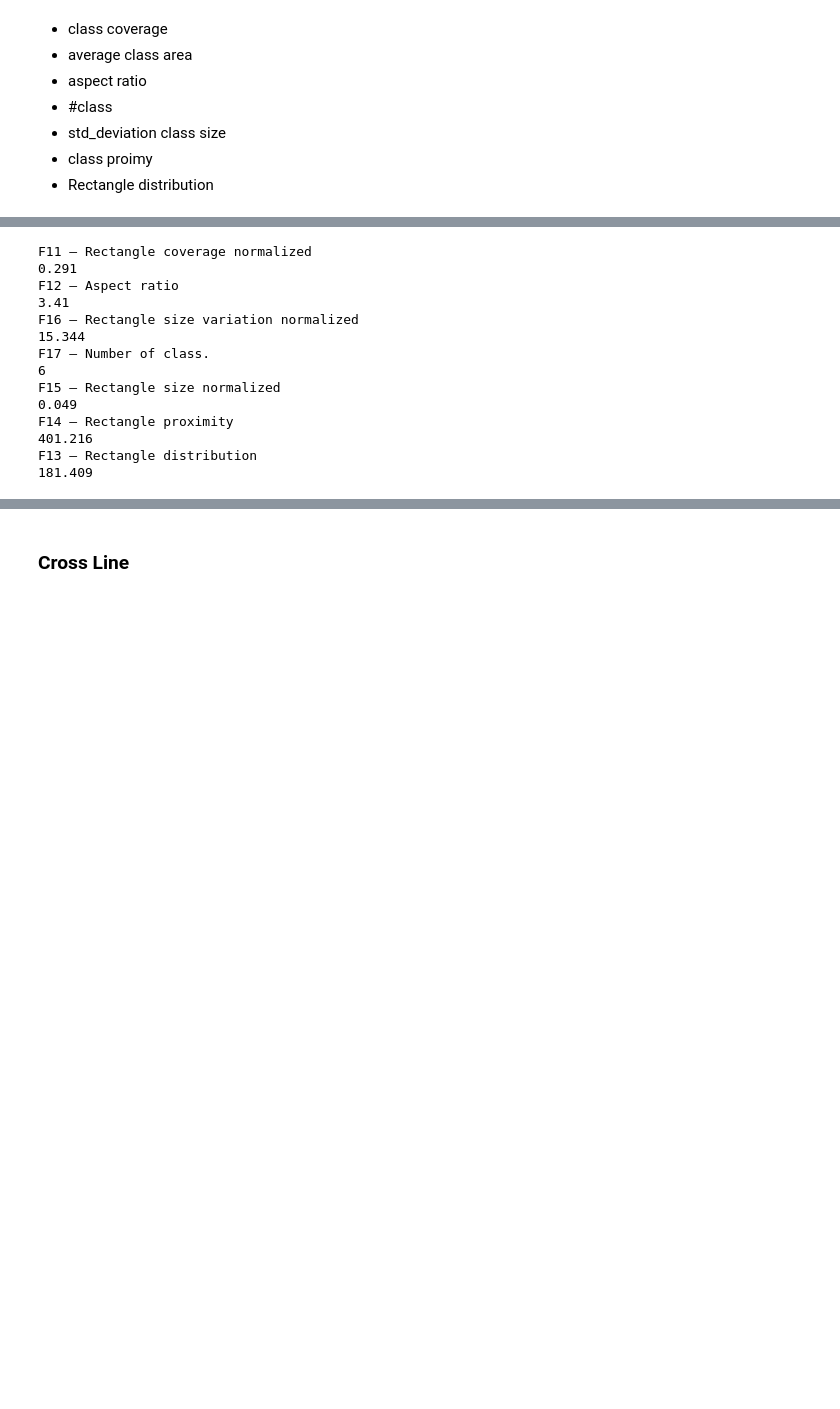
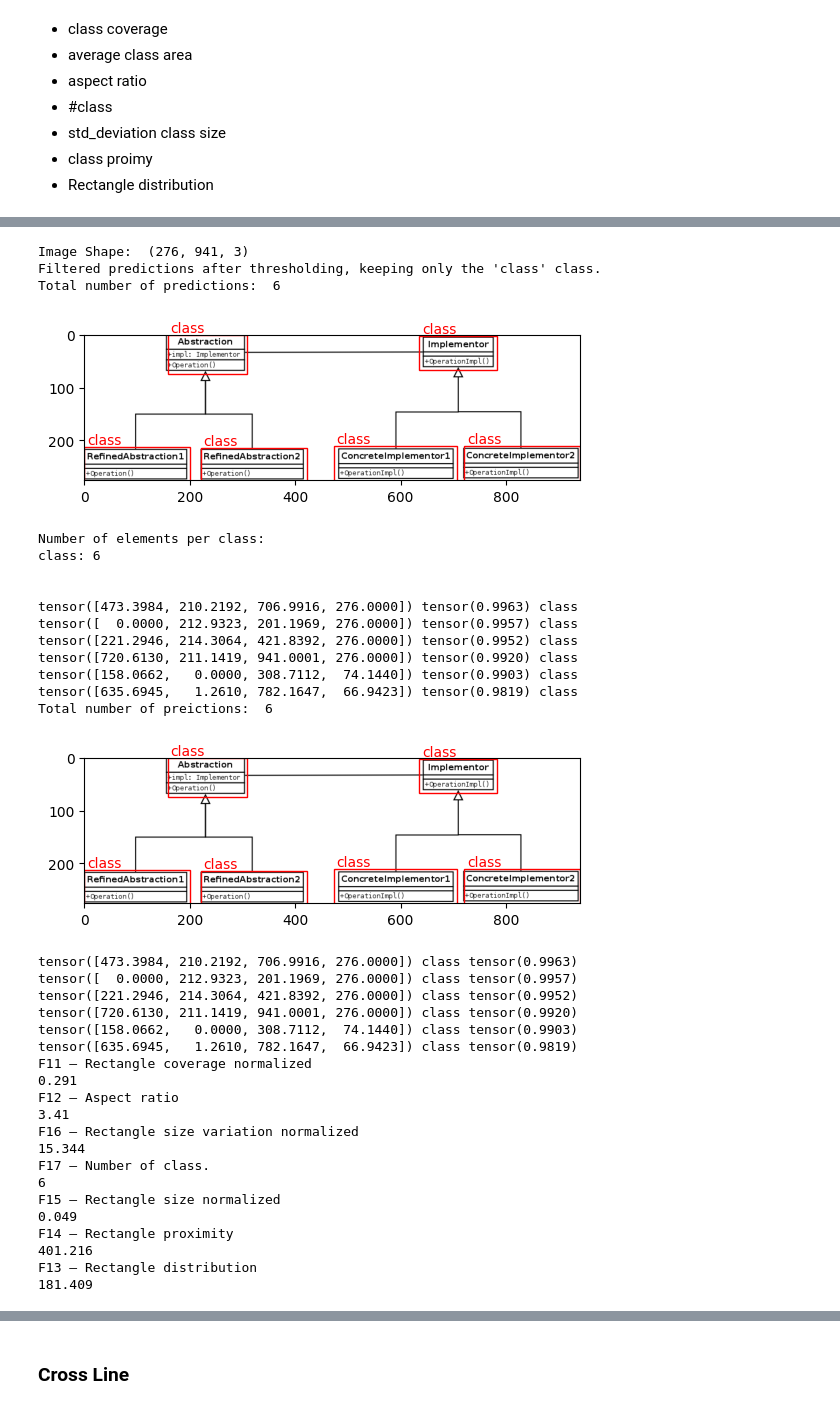
Before and after one commit to DomenicoArmillotta/MSC_thesis-Uml_quality_assessment_with_ML, a Jupyter notebook: provaOPENcv.ipynb, the cells around one changed output, grey strips where cells are left out. Saved outputs shown, nothing was run; the diff lists cells and outputs as text; code cells hidden in the pictures; blank space fills up the shorter version.

```diff
--- a/provaOPENcv.ipynb
+++ b/provaOPENcv.ipynb
@@ -853,39 +864,65 @@ class class_feature_extractor:
 # %%
 image=utils.read_image('/content/drive/My Drive/dataset_label/test/02_uml.png')
 
 # Creazione dell'oggetto UMLClassSegmenter
-class_extractor = class_feature_extractor(image,filtered_boxes,filtered_labels)
+acc_threshold = 0.7
+iou_threshold=0.2
+desired_class = 'class'
+class_extractor = class_feature_extractor(image,acc_threshold,iou_threshold,desired_class)
 
-#class_extractor.show_class()
 
 
 # Stampa del risultato
 print("F11 — Rectangle coverage normalized ")
 print(class_extractor.calculate_coverage())
 print("F12 — Aspect ratio")
 print(class_extractor.calculate_aspect_ratio())
 print("F16 — Rectangle size variation normalized")
 print(class_extractor.calculate_std_deviation())
 print("F17 — Number of class. ")
 print(class_extractor.calculate_n_class())
 print("F15 — Rectangle size normalized")
 print(class_extractor.calculate_avg_area())
 print("F14 — Rectangle proximity")
 print(class_extractor.calculate_proximity())
 print("F13 — Rectangle distribution")
 print(class_extractor.calculate_class_distribution())
+
+#class_extractor.show_class()
 # %% [output]
-F11 — Rectangle coverage normalized
-0.291
-F12 — Aspect ratio
-3.41
-F16 — Rectangle size variation normalized
-15.344
-F17 — Number of class.
-6
-F15 — Rectangle size normalized
-0.049
-F14 — Rectangle proximity
-401.216
-F13 — Rectangle distribution
-181.409
+Image Shape:  (276, 941, 3)
+Filtered predictions after thresholding, keeping only the 'class' class.
+Total number of predictions:  6
+[figure, added]
+Number of elements per class:
+class: 6
+
+
+tensor([473.3984, 210.2192, 706.9916, 276.0000]) tensor(0.9963) class
+tensor([  0.0000, 212.9323, 201.1969, 276.0000]) tensor(0.9957) class
+tensor([221.2946, 214.3064, 421.8392, 276.0000]) tensor(0.9952) class
+tensor([720.6130, 211.1419, 941.0001, 276.0000]) tensor(0.9920) class
+tensor([158.0662,   0.0000, 308.7112,  74.1440]) tensor(0.9903) class
+tensor([635.6945,   1.2610, 782.1647,  66.9423]) tensor(0.9819) class
+Total number of preictions:  6
+[figure, added]
+tensor([473.3984, 210.2192, 706.9916, 276.0000]) class tensor(0.9963)
+tensor([  0.0000, 212.9323, 201.1969, 276.0000]) class tensor(0.9957)
+tensor([221.2946, 214.3064, 421.8392, 276.0000]) class tensor(0.9952)
+tensor([720.6130, 211.1419, 941.0001, 276.0000]) class tensor(0.9920)
+tensor([158.0662,   0.0000, 308.7112,  74.1440]) class tensor(0.9903)
+tensor([635.6945,   1.2610, 782.1647,  66.9423]) class tensor(0.9819)
+F11 — Rectangle coverage normalized
+0.291
+F12 — Aspect ratio
+3.41
+F16 — Rectangle size variation normalized
+15.344
+F17 — Number of class.
+6
+F15 — Rectangle size normalized
+0.049
+F14 — Rectangle proximity
+401.216
+F13 — Rectangle distribution
+181.409
```
Also changed, not shown: parts of 6 cells of this notebook.
